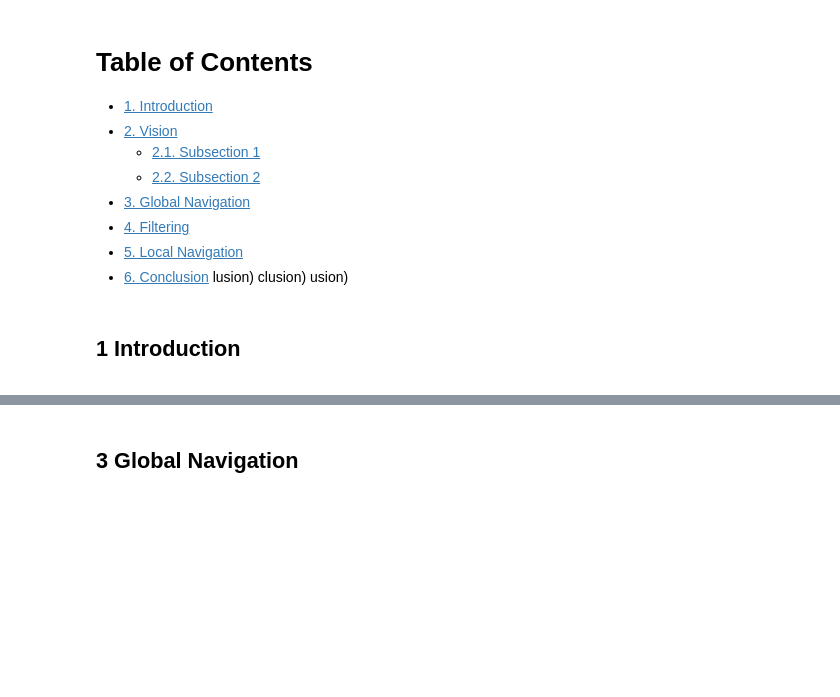
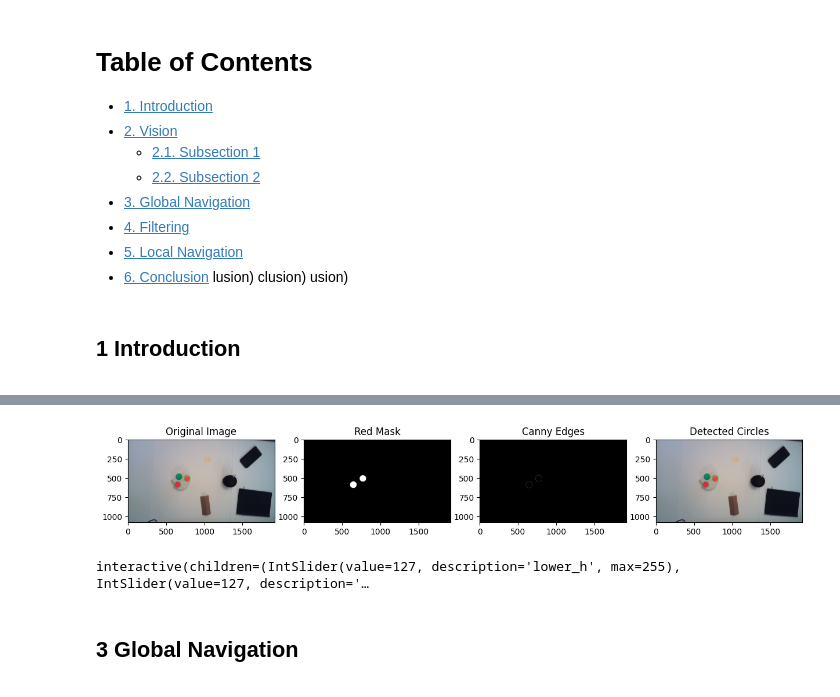
Before and after one commit to DidierNe/Mobile_Robotic_Thymio, a Jupyter notebook: Projet_Thymio.ipynb, the cells around one changed output, grey strips where cells are left out. Cells and saved outputs as stored; diff of their text form; code cells hidden in the pictures; blank space fills up the shorter version.

```diff
--- a/Projet_Thymio.ipynb
+++ b/Projet_Thymio.ipynb
@@ -32,4 +178,83 @@ usion)
 <a id="Vision-subsection-2"></a>
+# %%
+import cv2
+import numpy as np
+from matplotlib import pyplot as plt
+
+# Load the image
+image = cv2.imread('WIN_20231119_11_31_09_Pro.jpg')
+
+# Convert to HSV color space
+hsv = cv2.cvtColor(image, cv2.COLOR_BGR2HSV)
+
+# Define the lower and upper bounds for the red color
+# Note: Adjust these values according to your color calibration
+
+
+# Create a red color mask
+mask_red = cv2.inRange(hsv, lower_red, upper_red)
+
+# Apply the mask to the image
+red_only = cv2.bitwise_and(image, image, mask=mask_red)
+
+# Convert the result to grayscale
+gray = cv2.cvtColor(red_only, cv2.COLOR_BGR2GRAY)
+
+
+# Apply Canny edge detection to help with circle detection
+edges = cv2.Canny(gray, 100, 340)
+
+# Detect circles using the Hough Transform
+circles = cv2.HoughCircles(edges, cv2.HOUGH_GRADIENT, 1, 20,
+                           param1=50, param2=20, minRadius=0, maxRadius=0)
+
+# If circles are detected, draw them
+if circles is not None:
+    circles = np.uint16(np.around(circles))
+    for i in circles[0, :]:
+        cv2.circle(image, (i[0], i[1]), i[2], (0, 255, 0), 2)
+        cv2.circle(image, (i[0], i[1]), 2, (0, 0, 255), 3)
+
+# Plotting the different stages
+plt.figure(figsize=(15, 5))
+
+plt.subplot(1, 4, 1)
+plt.imshow(cv2.cvtColor(image, cv2.COLOR_BGR2RGB))
+plt.title('Original Image')
+
+plt.subplot(1, 4, 2)
+plt.imshow(mask_red, cmap='gray')
+plt.title('Red Mask')
+
+plt.subplot(1, 4, 3)
+plt.imshow(edges, cmap='gray')
+plt.title('Canny Edges')
+
+plt.subplot(1, 4, 4)
+plt.imshow(cv2.cvtColor(image, cv2.COLOR_BGR2RGB))
+plt.title('Detected Circles')
+
+plt.show()
+# %% [output]
+[figure, added]
+# %%
+import cv2
+from matplotlib import pyplot as plt
+from ipywidgets import interactive
+
+def interactive_mask(lower_h, lower_s, lower_v, upper_h, upper_s, upper_v):
+    lower_color_bound = np.array([lower_h, lower_s, lower_v])
+    upper_color_bound = np.array([upper_h, upper_s, upper_v])
+
+    mask = cv2.inRange(hsv, lower_color_bound, upper_color_bound)
+    plt.imshow(mask, cmap='gray')
+    plt.show()
+
+# Assuming 'hsv' is your converted HSV image
+interactive(interactive_mask, lower_h=(0,255), lower_s=(0,255), lower_v=(0,255),
+            upper_h=(0,255), upper_s=(0,255), upper_v=(0,255))
+# %% [output]
+interactive(children=(IntSlider(value=127, description='lower_h', max=255), IntSlider(value=127, description='…
 # %% [markdown]
 ## 3 Global Navigation
 <a id="global-navigation"></a>
```
Also changed, not shown: parts of 8 cells of this notebook.
